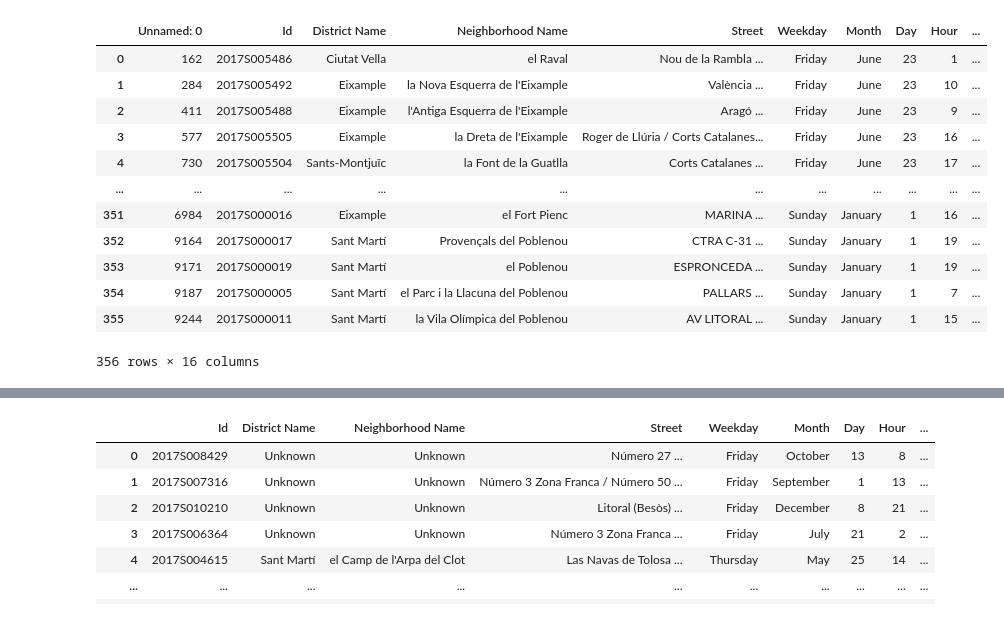
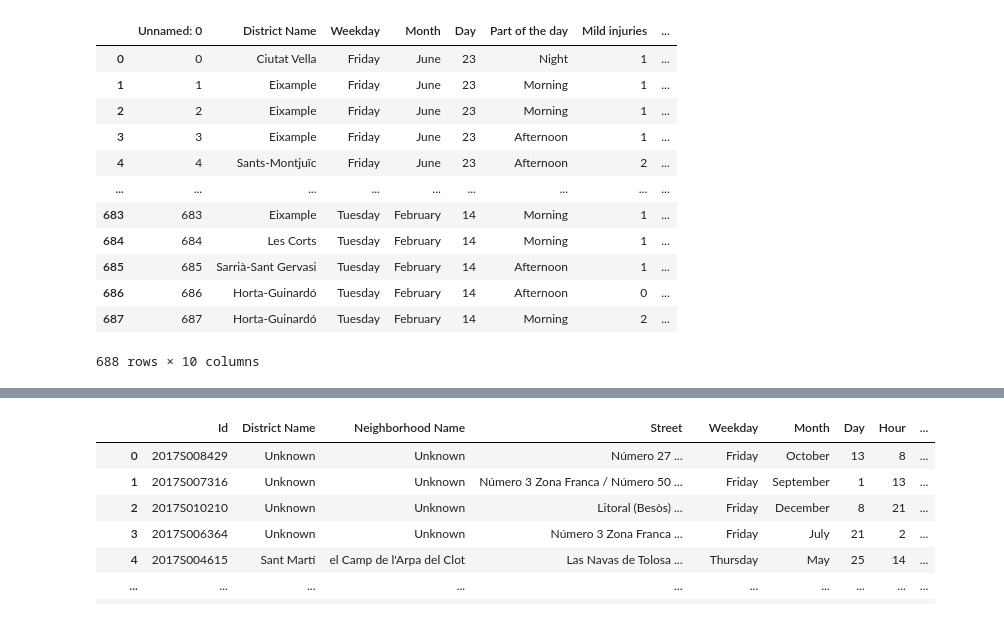
Before and after one commit to ta-data-bcn/Project-Week-2-Barcelona, a Jupyter notebook: Cleaning CSVs.ipynb, the cells around one changed output, grey strips where cells are left out. Cells and saved outputs as stored; diff of their text form; code cells hidden in the pictures.

Commit message:
csv updated with full holidays

```diff
--- a/Cleaning CSVs.ipynb
+++ b/Cleaning CSVs.ipynb
@@ -3,19 +3,19 @@ import pandas as pd
 import numpy as np
 import os
 # %%
-csv_holidays = pd.read_csv("datasets/1.-Transportation/holidays.csv")
+csv_holidays = pd.read_csv("datasets/1.-Transportation/accidents-holidays.csv")
 csv_holidays
 # %% [output]
-|  | Unnamed: 0 | Id | District Name | Neighborhood Name | Street | Weekday | Month | Day | Hour | ... |
-| 0 | 162 | 2017S005486 | Ciutat Vella | el Raval | Nou de la Rambla ... | Friday | June | 23 | 1 | ... |
-| 1 | 284 | 2017S005492 | Eixample | la Nova Esquerra de l'Eixample | València ... | Friday | June | 23 | 10 | ... |
-| 2 | 411 | 2017S005488 | Eixample | l'Antiga Esquerra de l'Eixample | Aragó ... | Friday | June | 23 | 9 | ... |
-| 3 | 577 | 2017S005505 | Eixample | la Dreta de l'Eixample | Roger de Llúria / Corts Catalanes... | Friday | June | 23 | 16 | ... |
-| 4 | 730 | 2017S005504 | Sants-Montjuïc | la Font de la Guatlla | Corts Catalanes ... | Friday | June | 23 | 17 | ... |
-| ... | ... | ... | ... | ... | ... | ... | ... | ... | ... | ... |
-| 351 | 6984 | 2017S000016 | Eixample | el Fort Pienc | MARINA ... | Sunday | January | 1 | 16 | ... |
-| 352 | 9164 | 2017S000017 | Sant Martí | Provençals del Poblenou | CTRA C-31 ... | Sunday | January | 1 | 19 | ... |
-| 353 | 9171 | 2017S000019 | Sant Martí | el Poblenou | ESPRONCEDA ... | Sunday | January | 1 | 19 | ... |
-| 354 | 9187 | 2017S000005 | Sant Martí | el Parc i la Llacuna del Poblenou | PALLARS ... | Sunday | January | 1 | 7 | ... |
-| 355 | 9244 | 2017S000011 | Sant Martí | la Vila Olímpica del Poblenou | AV LITORAL ... | Sunday | January | 1 | 15 | ... |
+|  | Unnamed: 0 | District Name | Weekday | Month | Day | Part of the day | Mild injuries | ... |
+| 0 | 0 | Ciutat Vella | Friday | June | 23 | Night | 1 | ... |
+| 1 | 1 | Eixample | Friday | June | 23 | Morning | 1 | ... |
+| 2 | 2 | Eixample | Friday | June | 23 | Morning | 1 | ... |
+| 3 | 3 | Eixample | Friday | June | 23 | Afternoon | 1 | ... |
+| 4 | 4 | Sants-Montjuïc | Friday | June | 23 | Afternoon | 2 | ... |
+| ... | ... | ... | ... | ... | ... | ... | ... | ... |
+| 683 | 683 | Eixample | Tuesday | February | 14 | Morning | 1 | ... |
+| 684 | 684 | Les Corts | Tuesday | February | 14 | Morning | 1 | ... |
+| 685 | 685 | Sarrià-Sant Gervasi | Tuesday | February | 14 | Afternoon | 1 | ... |
+| 686 | 686 | Horta-Guinardó | Tuesday | February | 14 | Afternoon | 0 | ... |
+| 687 | 687 | Horta-Guinardó | Tuesday | February | 14 | Morning | 2 | ... |
-356 rows × 16 columns
+688 rows × 10 columns
```
Also changed, not shown: parts of 3 cells of this notebook, 3 other files.
